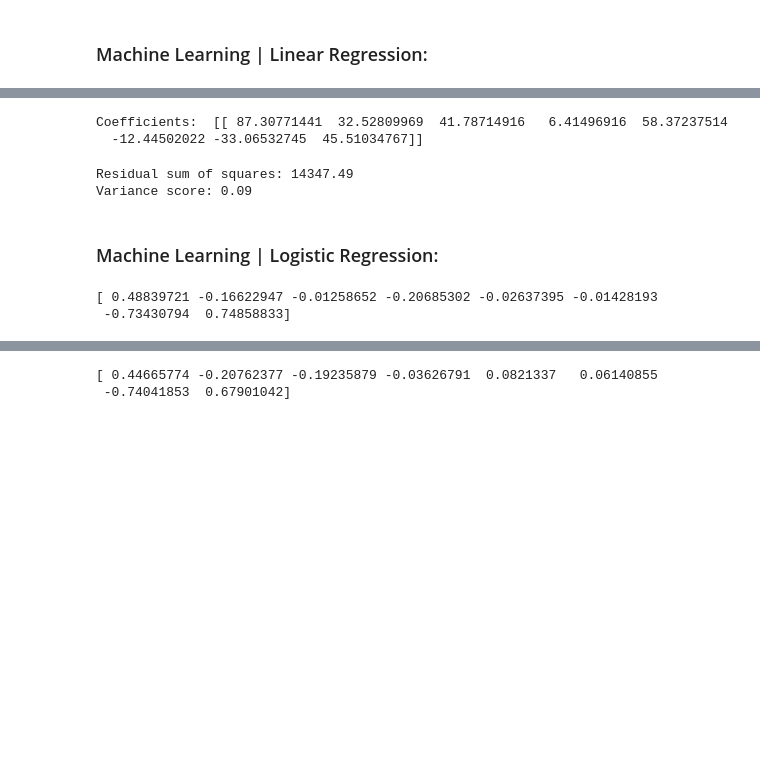
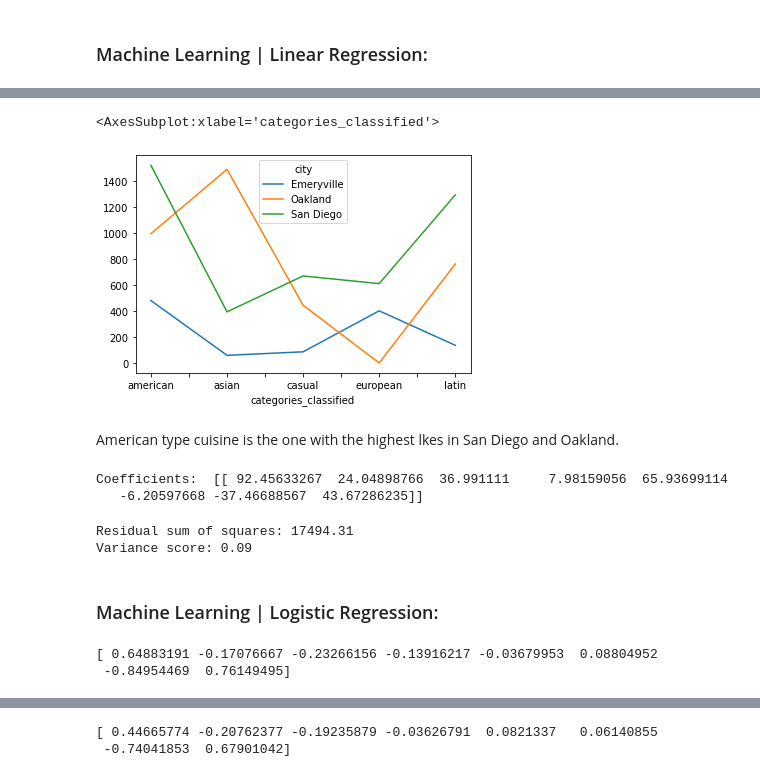
Before and after one commit to grodriguece/Coursera_Capstone, a Jupyter notebook: AppliedDataScienceCapstoneW4.ipynb, the cells around one changed output, grey strips where cells are left out. Saved outputs shown, nothing was run; the diff lists cells and outputs as text; code cells hidden in the pictures; blank space fills up the shorter version.

```diff
--- a/AppliedDataScienceCapstoneW4.ipynb
+++ b/AppliedDataScienceCapstoneW4.ipynb
@@ -397,7 +457,7 @@ dtype: int64
 # %%
 # this is really the raw dataset now so let us rename it something more appropriate
 
-raw_dataset = nearby_venues
+raw_dataset = nearby_venues.copy(deep=True)
 raw_dataset.head()
 # %% [output]
 |  | name | categories | lat | lng | id | city | likes |
@@ -568,3 +628,8 @@ reg_dataset.head()
 | 7 | Abura-Ya | 0 | 1 | 0 | 0 | 0 | 0 | 1 | 0 | 1 | ... |
 | 11 | Anula's Cafe | 0 | 0 | 1 | 0 | 0 | 0 | 1 | 0 | 3 | ... |
 | 13 | World Famous Hotboys | 0 | 0 | 1 | 0 | 0 | 0 | 1 | 0 | 3 | ... |
+# %%
+df = raw_dataset.copy(deep=True)
+# %%
+df1 = pd.pivot_table(df, values='likes', index=['categories_classified'],
+                    columns=['city'], aggfunc=np.sum)
@@ -571,3 +646,11 @@ reg_dataset.head()
+# %%
+df1=df1.fillna(0)
+df1.plot()
+# %% [output]
+<AxesSubplot:xlabel='categories_classified'>
+[figure, added]
+# %% [markdown]
+American type cuisine is the one with the highest lkes in San Diego and Oakland.
 # %%
 # Multiple Linear Regression
 
@@ -587,8 +670,8 @@ regr.fit (x, y)
 
 print ('Coefficients: ', regr.coef_)
 # %% [output]
-Coefficients:  [[ 87.30771441  32.52809969  41.78714916   6.41496916  58.37237514
-  -12.44502022 -33.06532745  45.51034767]]
+Coefficients:  [[ 92.45633267  24.04898766  36.991111     7.98159056  65.93699114
+   -6.20597668 -37.46688567  43.67286235]]
 # %%
 # Multiple Linear Regression Prediction Capabilities
 
@@ -607,7 +690,7 @@ print("Residual sum of squares: %.2f"
 # Explained variance score: 1 is perfect prediction
 print('Variance score: %.2f' % regr.score(x, y))
 # %% [output]
-Residual sum of squares: 14347.49
+Residual sum of squares: 17494.31
 Variance score: 0.09
 # %% [markdown]
 ### Machine Learning | Logistic Regression:
@@ -637,8 +720,8 @@ mul_ordinal
 coef = mul_ordinal.coef_[0]
 print (coef)
 # %% [output]
-[ 0.48839721 -0.16622947 -0.01258652 -0.20685302 -0.02637395 -0.01428193
- -0.73430794  0.74858833]
+[ 0.64883191 -0.17076667 -0.23266156 -0.13916217 -0.03679953  0.08804952
+ -0.84954469  0.76149495]
 # %%
 # Multinomial Ordinal Logistic Regression Prediction Capabilities
 
```
Also changed, not shown: parts of 13 cells of this notebook, 1 other file.
